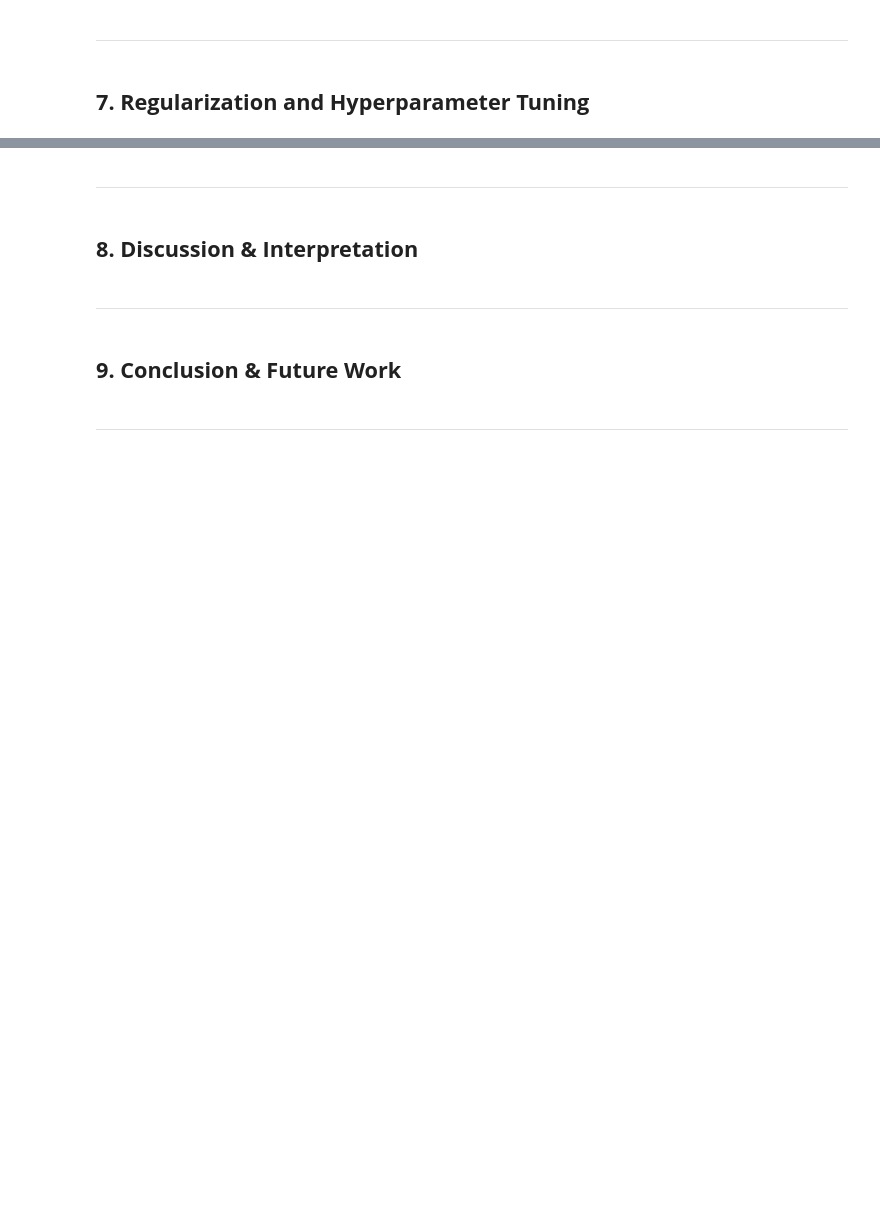
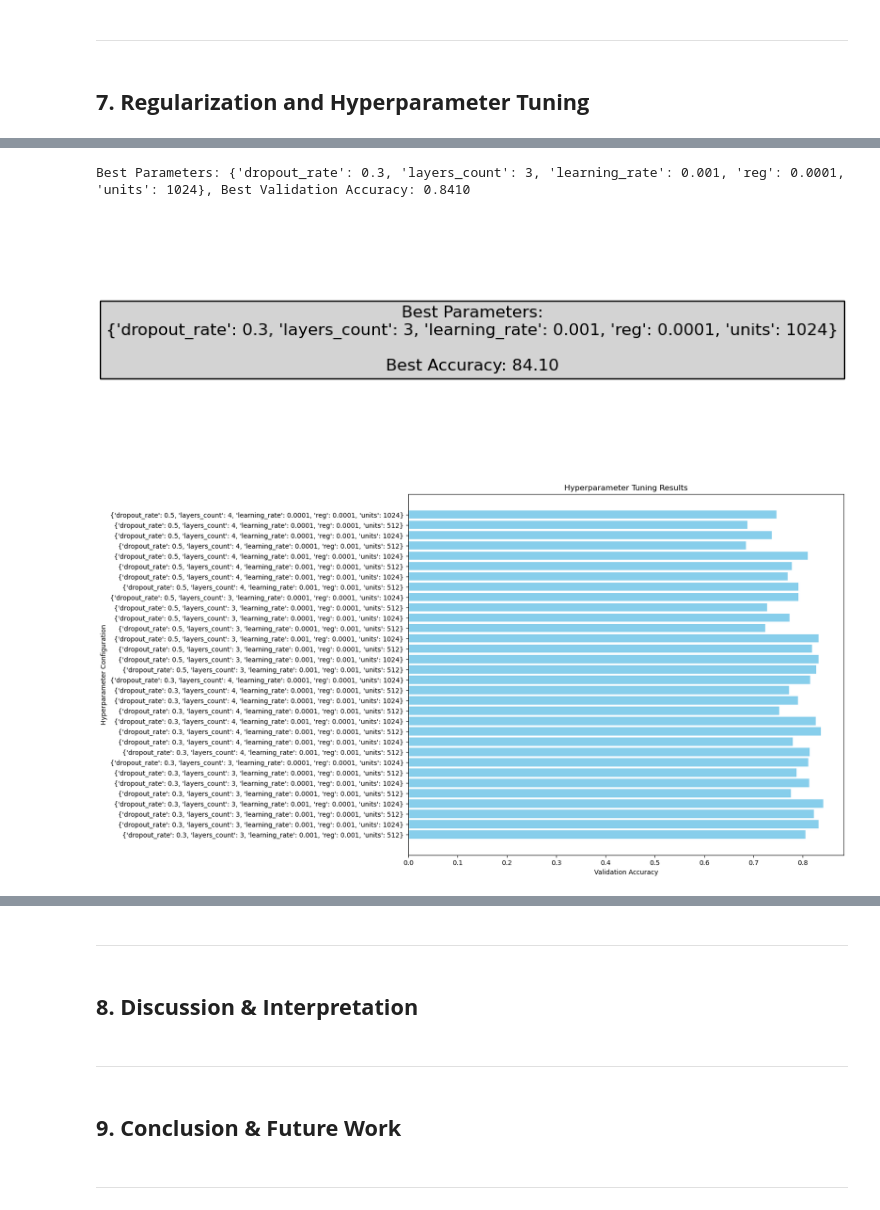
Before and after one commit to zayLatt25/mlnn-finals, a Jupyter notebook: mlnn-finals.ipynb, the cells around one changed output, grey strips where cells are left out. Cells and saved outputs as stored; diff of their text form; code cells hidden in the pictures; blank space fills up the shorter version.

```diff
--- a/mlnn-finals.ipynb
+++ b/mlnn-finals.ipynb
@@ -422,0 +703,17 @@ Comparing these baselines with the **First Model**, which achieved an **accuracy
+# %%
+# {Original Code}
+# Define hyperparameter search space
+param_grid = {
+    'units': [512, 1024],
+    'layers_count': [3, 4],
+    'dropout_rate': [0.3, 0.5],
+    'learning_rate': [0.001, 0.0001],
+    'reg': [0.001, 0.0001],
+}
+
+# Run hyperparameter tuning and get the best model
+best_model, best_params, best_history = tune_hyperparameters(param_grid, partial_x_train, partial_y_train, x_val, y_val, num_words, num_classes)
+# %% [output]
+Best Parameters: {'dropout_rate': 0.3, 'layers_count': 3, 'learning_rate': 0.001, 'reg': 0.0001, 'units': 1024}, Best Validation Accuracy: 0.8410
+[figure, added]
+[figure, added]
```
Also changed, not shown: parts of 25 cells of this notebook.
